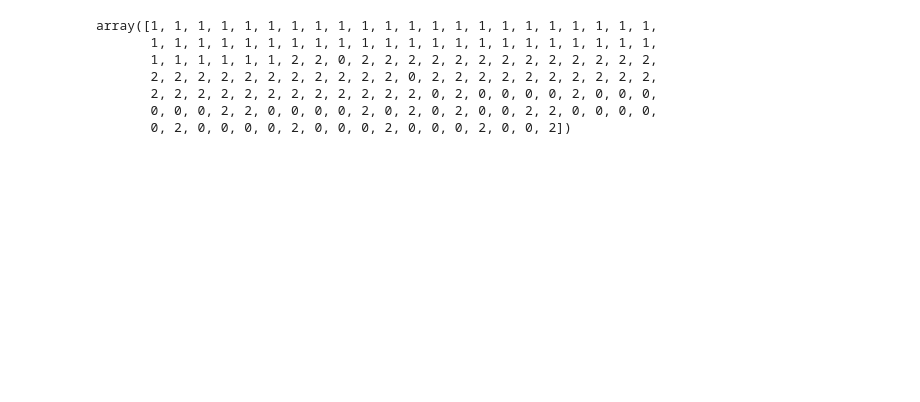
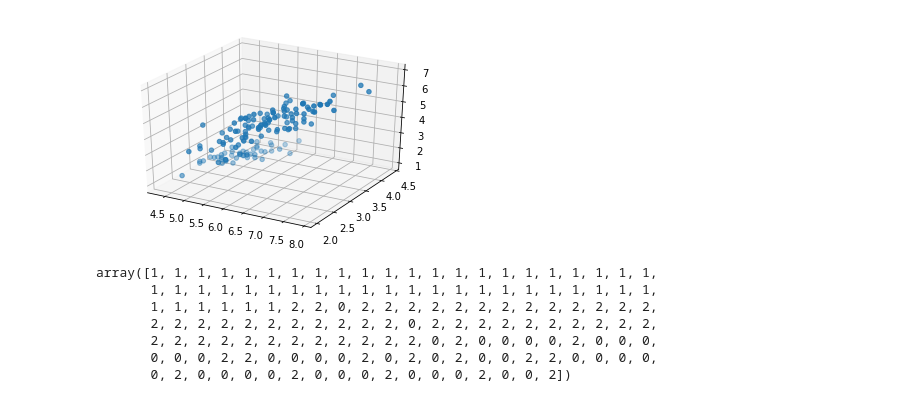
Before and after one commit to AntoMoore/Emerging-Technology-Assessments, a Jupyter notebook: Iris-k-means.ipynb, the cells around one changed output. Saved outputs shown, nothing was run; the diff lists cells and outputs as text; code cells hidden in the pictures; blank space fills up the shorter version.

```diff
--- a/Iris-k-means.ipynb
+++ b/Iris-k-means.ipynb
@@ -20,3 +36,14 @@ plt.plot(iris_data[:,0], iris_data[:,1], 'x')
+# %%
+# make a 3d plot from the iris data
+# create 3d graph
+fig = plt.figure()
+ax = fig.add_subplot(111, projection='3d')
+
+img = ax.scatter(iris_data[:,0], iris_data[:,1], iris_data[:,2])# , c=iris_data[:,3], cmap=plt.hot())
+
+plt.show()
+# %% [output]
+[figure, added]
 # %%
 # perform kmeans fitting
 kmeans = skcl.KMeans(n_clusters=3, random_state=0).fit(iris_data)
```
Also changed, not shown: parts of 9 cells of this notebook, 2 other files.
